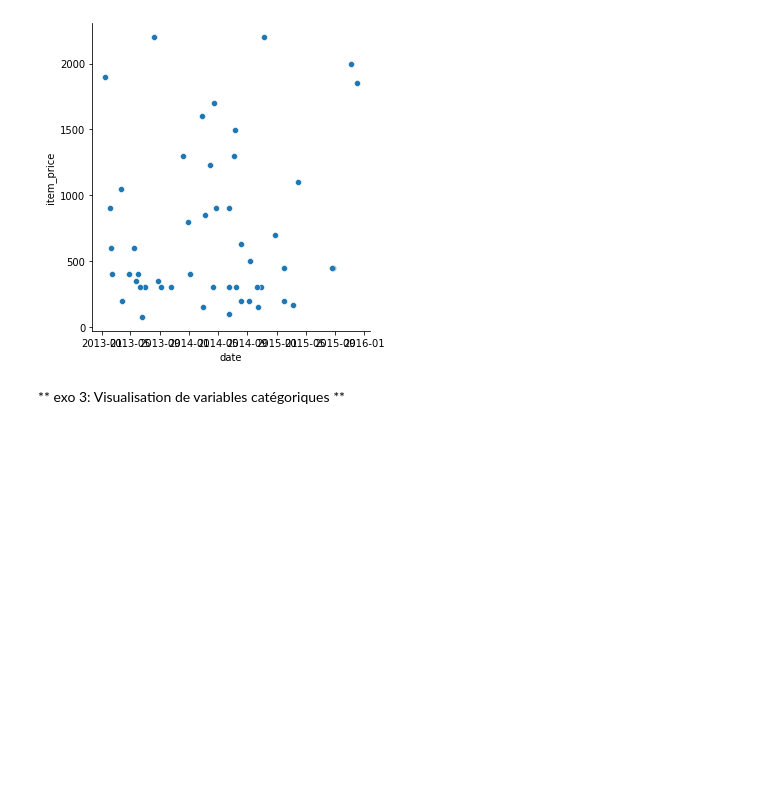
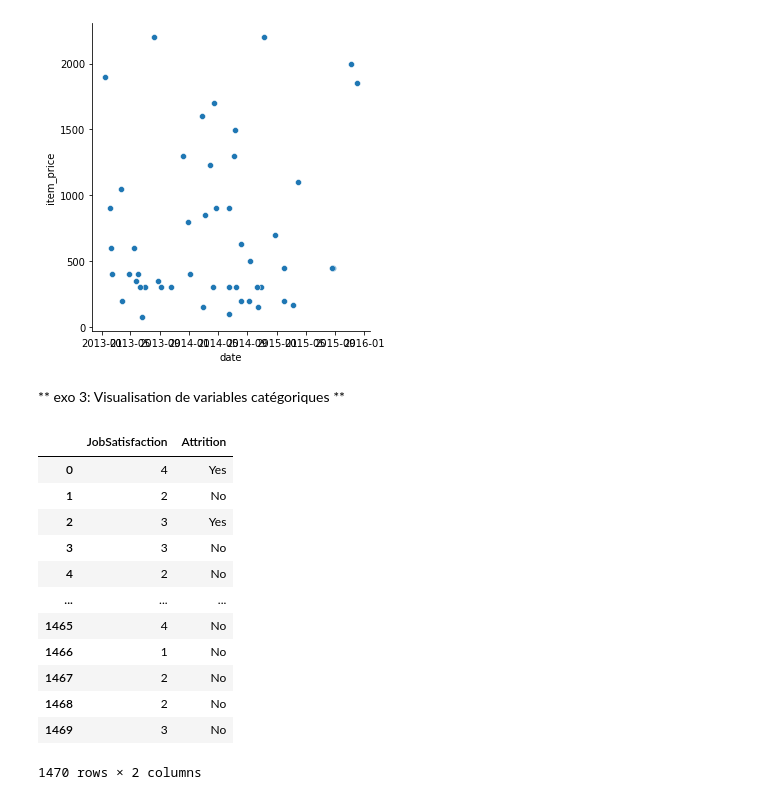
Before and after one commit to LamaElkhouk/pythonh3hitema, a Jupyter notebook: Copie_de_introduction_analyse_données.ipynb, the cells around one changed output. Saved outputs shown, nothing was run; the diff lists cells and outputs as text; code cells hidden in the pictures; blank space fills up the shorter version.

```diff
--- a/Copie_de_introduction_analyse_données.ipynb
+++ b/Copie_de_introduction_analyse_données.ipynb
@@ -233,3 +235,21 @@ sb.relplot(
 [figure]
 # %% [markdown]
 ** exo 3: Visualisation de variables catégoriques **
+# %%
+ibm = pd.read_csv('/IBM_HR_ATTRITION.csv');
+
+ibm.loc[:,['JobSatisfaction','Attrition']]
+# %% [output]
+|  | JobSatisfaction | Attrition |
+| 0 | 4 | Yes |
+| 1 | 2 | No |
+| 2 | 3 | Yes |
+| 3 | 3 | No |
+| 4 | 2 | No |
+| ... | ... | ... |
+| 1465 | 4 | No |
+| 1466 | 1 | No |
+| 1467 | 2 | No |
+| 1468 | 2 | No |
+| 1469 | 3 | No |
+1470 rows × 2 columns
```
Also changed, not shown: parts of 6 cells of this notebook.
